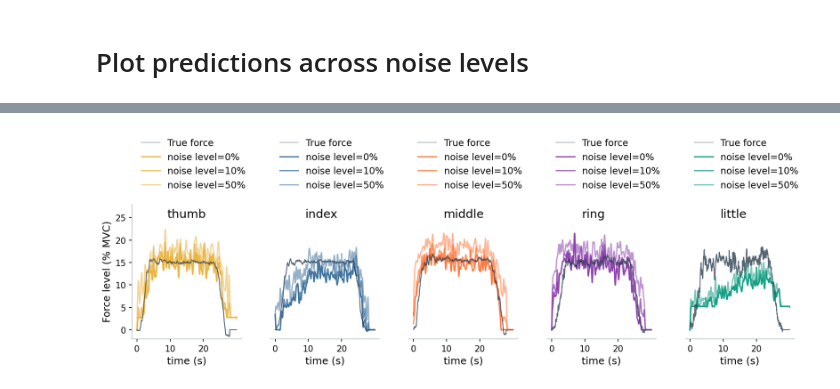
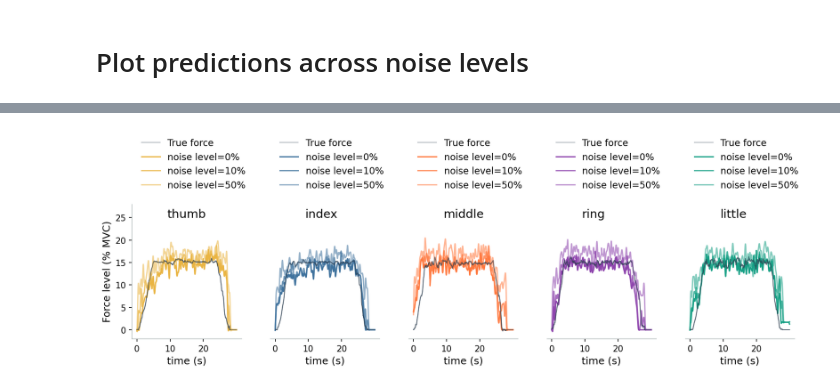
Before and after one commit to FarahBaracat/snn-fingerforce-decoding, a Jupyter notebook: notebooks/analysis/NoiseResults.ipynb, the cells around one changed output, grey strips where cells are left out. Drawn from its saved outputs; the diff is of its cells as text; code cells hidden in the pictures.

```diff
--- a/notebooks/analysis/NoiseResults.ipynb
+++ b/notebooks/analysis/NoiseResults.ipynb
@@ -751,10 +755,10 @@ mvc = 15
 
 test_rep = 1
 sign_mvc= 1
-test_subject = 'S2'
+test_subject = 'S1'
 noise_mode = 'addition'  # 'addition' or 'omission' or 'miss' (for misattribution)
 plot_noise_levels = [0, 10, 50]
-save_figure = False
+save_figure = True
 selected_topology = SHALLOW_SPIKING_DOUBLE_FILTER # SHALLOW_LEAKY | SHALLOW_SPIKING_DOUBLE_FILTER
 
 # Map topology to corresponding dataframe
@@ -788,32 +792,32 @@ for col, finger in enumerate(range(1,6,1)):
         ax.plot(time_axis, pred_dict[finger][:,finger-1], color= data_config.finger_color_list[finger-1], linewidth=1.5,
                 alpha = 1-nl * 0.22, label=f'noise level={noise_level}%')
         ax.plot(time_axis, true_dict[finger][:,finger-1], color=COLORS['midnight_blue'], linewidth=1,
                 alpha=true_force_alpha, label='True force' if nl==0 else None)
     sns.despine(ax=ax, top=True, right=True)
     # ax.set_title(f'{finger_id_to_name[finger]}')
     ax.text(0.32, 0.9, f'{finger_id_to_name[finger]}', transform=ax.transAxes, fontsize=TITLE_FONTSIZE)
     ax.set_xlabel(f"{TIME_LABEL}", fontsize=LABEL_FONTSIZE)
     ax.set_xticks(np.arange(0, rep_total_duration, 10))
     ax.set_ylim([-2, 28])
 
     if col == 0:
         ax.set_ylabel(FORCE_MVC_LABEL, fontsize=12)
     else:
         sns.despine(ax=ax, left=True)
         ax.set_yticklabels([])
         ax.set_yticks([])
     handles, labels = ax.get_legend_handles_labels()
     # Order: noise levels first, then 'True force'
     ordered = sorted(zip(labels, handles), key=lambda x: (x[0] != 'True force', x[0]))
     ordered_labels, ordered_handles = zip(*ordered)
     ax.legend(ordered_handles, ordered_labels, frameon=False, fontsize=11,
               bbox_to_anchor=(0.01, 1.55), loc='upper left')
 fig.tight_layout()
 
 # save figure
 if save_figure:
     plt.savefig(os.path.join(output_figures_dir,
-                             f'SNN_{selected_topology}_predictions_per_finger_noise_{noise_mode}_mvc_{mvc}_rep_{test_rep}_subject_{test_subject}_post.png'),
+                             f'SNN_{selected_topology}_predictions_per_finger_noise_{noise_mode}_mvc_{mvc}_rep_{test_rep}_subject_{test_subject}_post.pdf'),
                 dpi=300, bbox_inches='tight')
 # %% [output]
-[figure, old version]
+[figure, new version]
```
Also changed, not shown: parts of 9 cells of this notebook, 1 other file.
